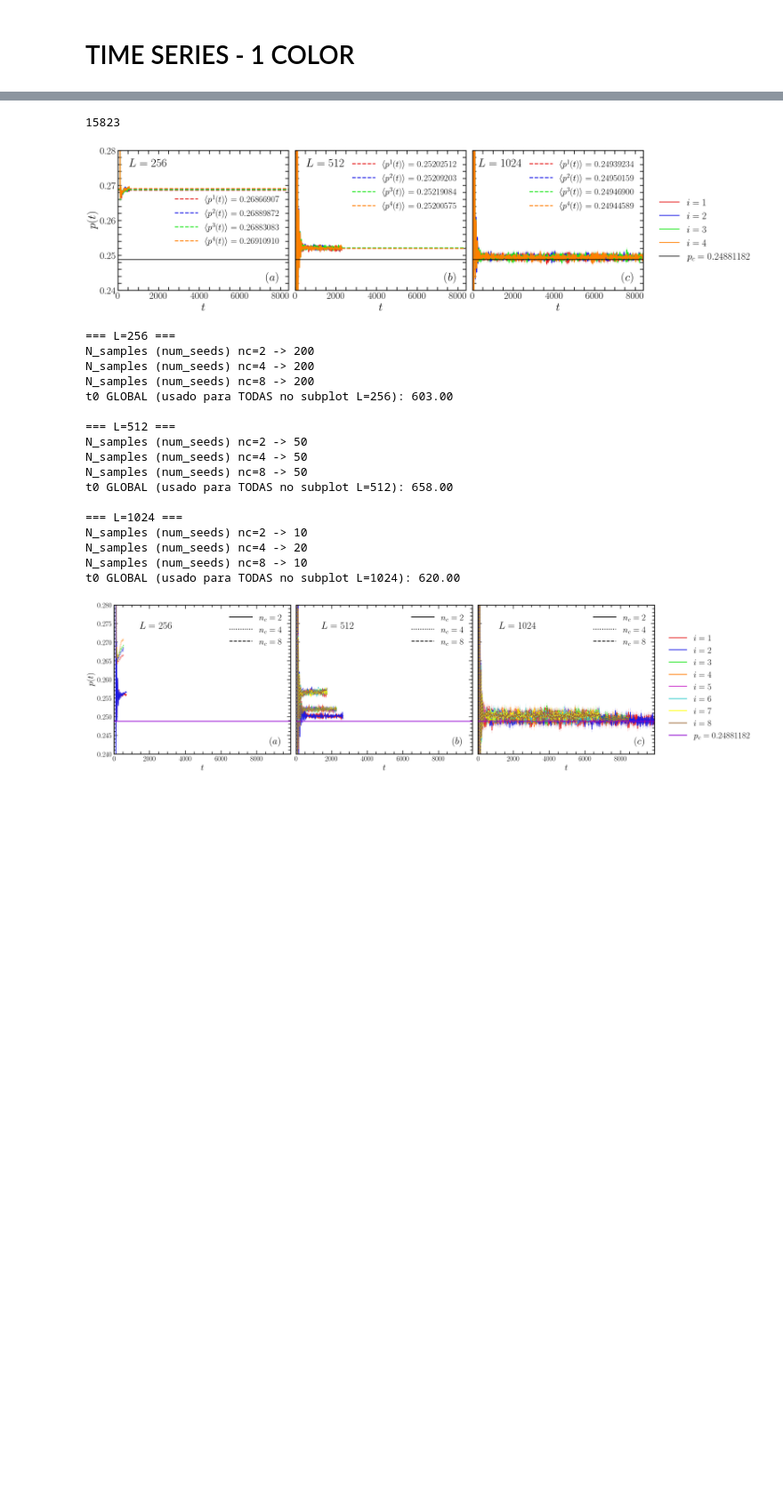
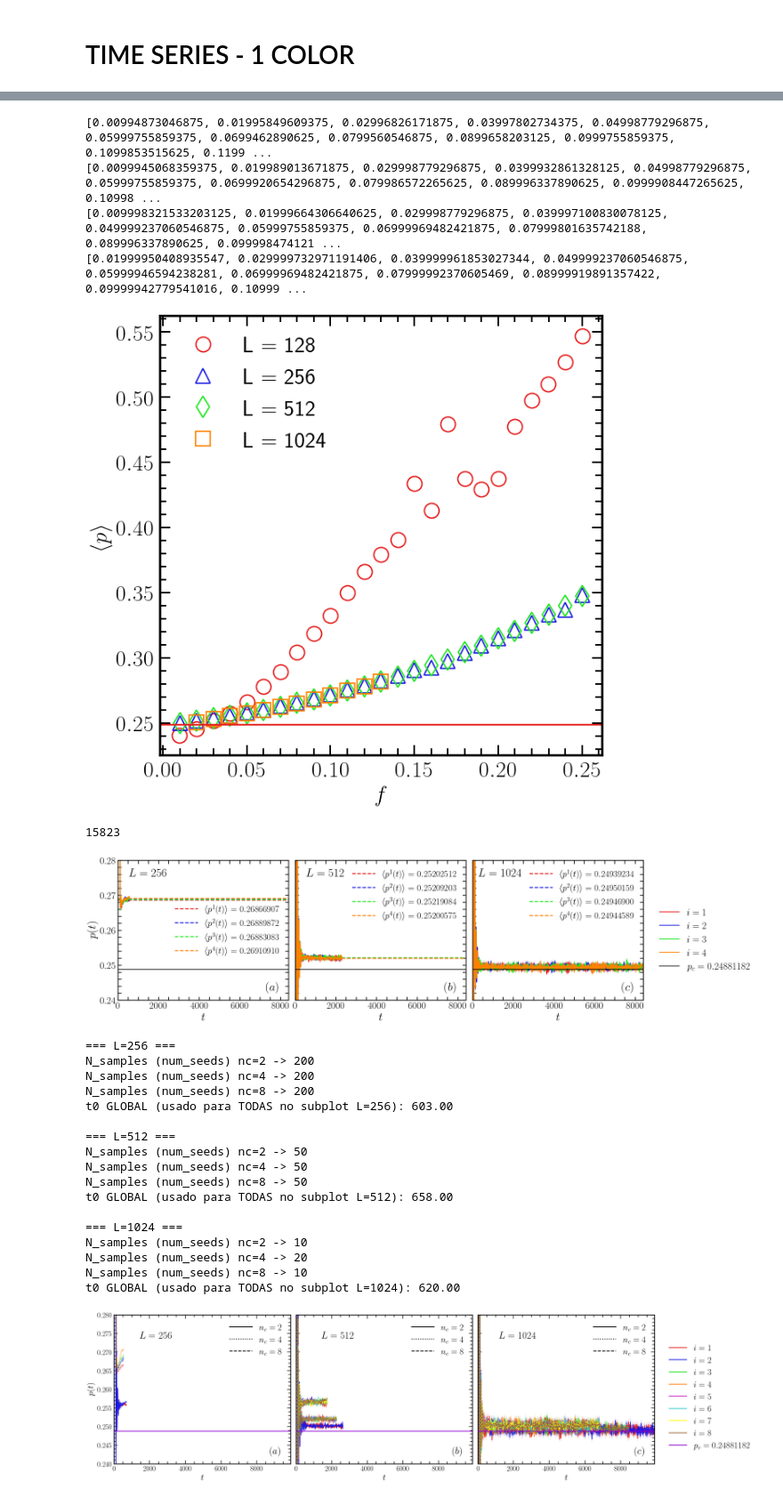
Before and after one commit to JuniorAlencar/self_organization_percolation, a Jupyter notebook: jupyter/TimeSeries_Analysis_3D.ipynb, the cells around one changed output, grey strips where cells are left out. Shown at 89% size. Saved outputs shown, nothing was run; the diff lists cells and outputs as text; code cells hidden in the pictures; blank space fills up the shorter version.

```diff
--- a/jupyter/TimeSeries_Analysis_3D.ipynb
+++ b/jupyter/TimeSeries_Analysis_3D.ipynb
@@ -83,3 +154,50 @@ df
+# %%
+nc = 2
+L_lst = [128, 256, 512, 1024]
+rho = 1/nc
+order = 1
+#k = 1.0e-06
+pc =0.24881182
+plt.figure(figsize=(7,7))
+k=1.0e-06
+markers = ['o', '^', 'd', 's']
+colors_used = [
+    (0.9, 0.1, 0.1),
+    (0.1, 0.1, 0.9),
+    (0.1, 0.9, 0.1),
+    (1.0, 0.5, 0.0),
+    (0.8, 0.2, 0.8),
+    (0.2, 0.8, 0.8),
+    (1.0, 1.0, 0.0),
+    (0.6, 0.4, 0.2),
+]
+ms = 13
+k=1.0e-06
+for idx, L in enumerate(L_lst):
+    # if(L == 128):
+    #     k = 1.0e-05
+    # else:
+    #     k=1.0e-06
+    df_sub = df[(df["nc"]==nc) & (df['L']==L) & (df['rho']==rho) & (df['order']==order) & (df['k']==k)]
+    A = L**2
+    Nt_unique = df_sub['Nt'].unique()
+
+    f = [float(i/A) for i in Nt_unique]
+    print(f)
+    pt = [float(df_sub[df_sub['Nt']==Nt]['p_mean'].values[0]) for Nt in Nt_unique]
+    #print(pt, len(f), len(pt))
+    plt.plot(f, pt, marker=markers[idx], color=colors_used[idx],ls='None',ms=ms, mew=1.2, label=f"L = {L}")
+plt.ylabel(r"$\langle p \rangle$")
+plt.xlabel(r"$f$")
+plt.axhline(y=pc)
+plt.legend()
+plt.show()
+# %% [output]
+[0.00994873046875, 0.01995849609375, 0.02996826171875, 0.03997802734375, 0.04998779296875, 0.05999755859375, 0.0699462890625, 0.0799560546875, 0.0899658203125, 0.0999755859375, 0.1099853515625, 0.1199 ...
+[0.0099945068359375, 0.019989013671875, 0.029998779296875, 0.0399932861328125, 0.04998779296875, 0.05999755859375, 0.0699920654296875, 0.079986572265625, 0.089996337890625, 0.0999908447265625, 0.10998 ...
+[0.009998321533203125, 0.01999664306640625, 0.029998779296875, 0.039997100830078125, 0.049999237060546875, 0.05999755859375, 0.06999969482421875, 0.07999801635742188, 0.089996337890625, 0.099998474121 ...
+[0.01999950408935547, 0.029999732971191406, 0.039999961853027344, 0.049999237060546875, 0.05999946594238281, 0.06999969482421875, 0.07999992370605469, 0.08999919891357422, 0.09999942779541016, 0.10999 ...
+[figure, added]
 # %%
 len(df)
 # %% [output]
```
Also changed, not shown: parts of 4 cells of this notebook, 28 other files.
